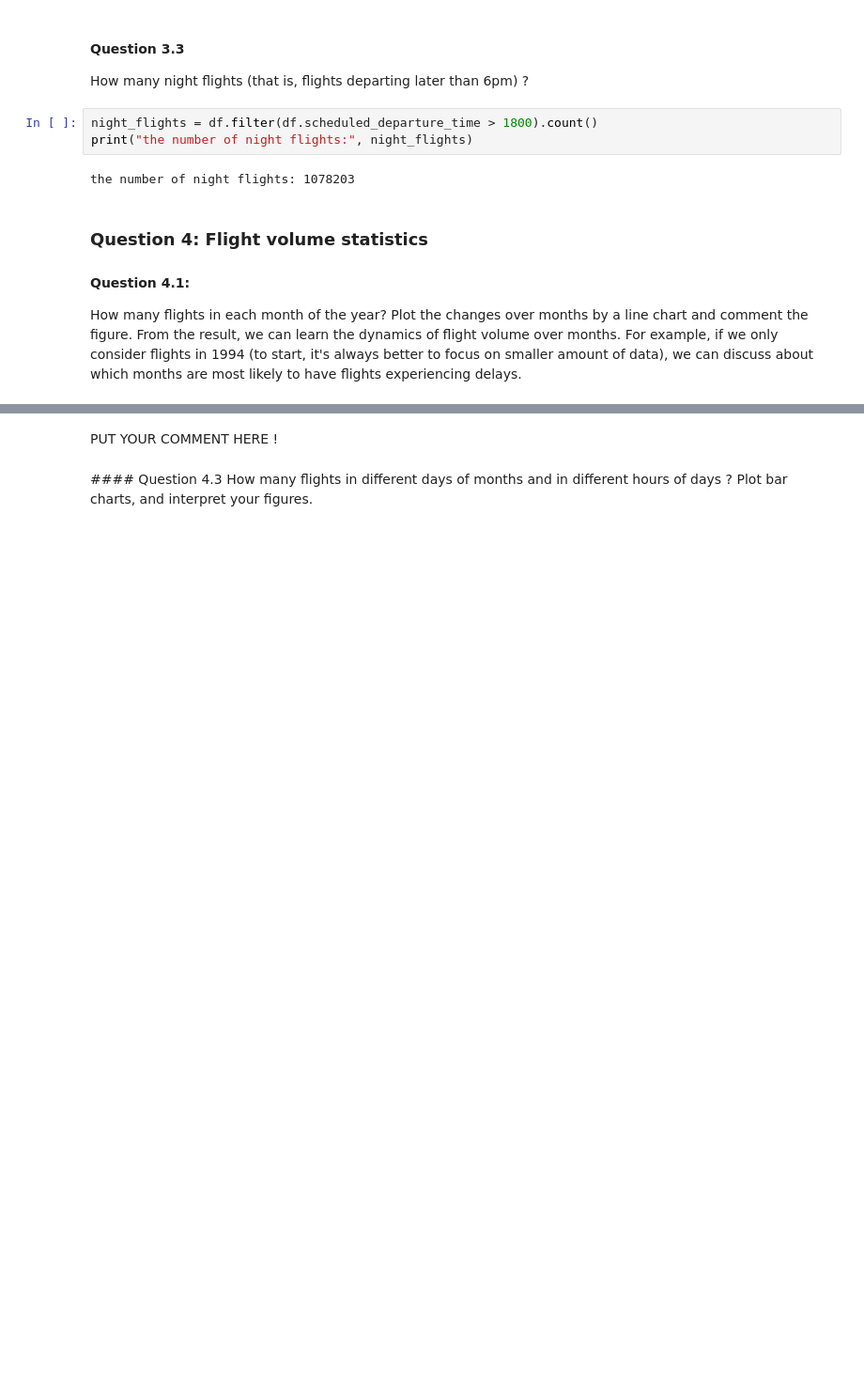
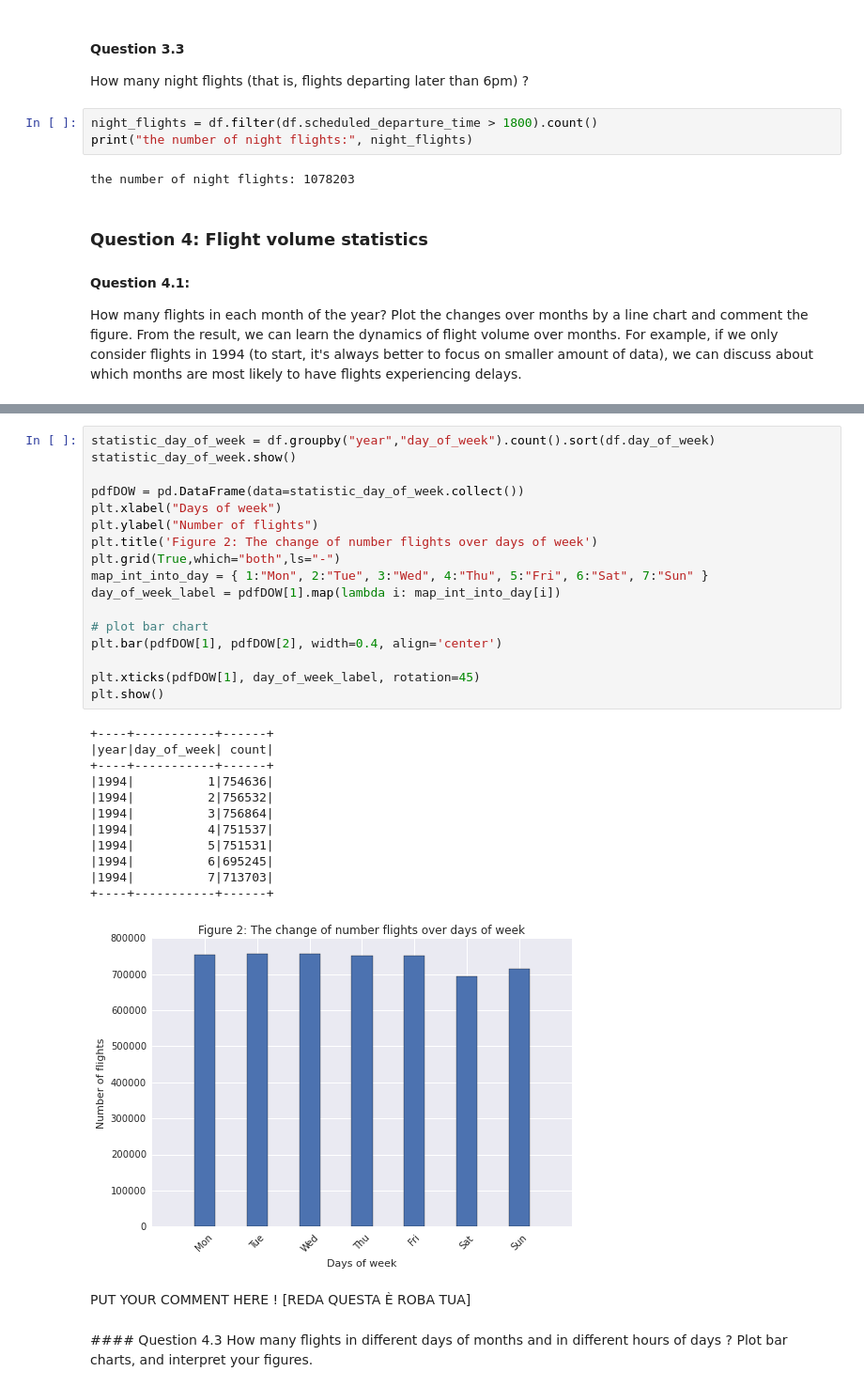
Before and after one commit to alegaballo/AML, a Jupyter notebook: [Lecture 5+6] Regression algorithm - Using Random Forests to predict Airplane Delays.ipynb, the cells around one changed output, grey strips where cells are left out. Shown at 94% size. Drawn from its saved outputs; the diff is of its cells as text; blank space fills up the shorter version.

```diff
--- a/[Lecture 5+6] Regression algorithm - Using Random Forests to predict Airplane Delays.ipynb
+++ b/[Lecture 5+6] Regression algorithm - Using Random Forests to predict Airplane Delays.ipynb
@@ -390,6 +396,36 @@ plt.show()
+# %%
+statistic_day_of_week = df.groupby("year","day_of_week").count().sort(df.day_of_week)
+statistic_day_of_week.show()
+
+pdfDOW = pd.DataFrame(data=statistic_day_of_week.collect())
+plt.xlabel("Days of week")
+plt.ylabel("Number of flights")
+plt.title('Figure 2: The change of number flights over days of week')
+plt.grid(True,which="both",ls="-")
+map_int_into_day = { 1:"Mon", 2:"Tue", 3:"Wed", 4:"Thu", 5:"Fri", 6:"Sat", 7:"Sun" }
+day_of_week_label = pdfDOW[1].map(lambda i: map_int_into_day[i])
+
+# plot bar chart
+plt.bar(pdfDOW[1], pdfDOW[2], width=0.4, align='center')
+
+plt.xticks(pdfDOW[1], day_of_week_label, rotation=45)
+plt.show()
+# %% [output]
++----+-----------+------+
+|year|day_of_week| count|
++----+-----------+------+
+|1994|          1|754636|
+|1994|          2|756532|
+|1994|          3|756864|
+|1994|          4|751537|
+|1994|          5|751531|
+|1994|          6|695245|
+|1994|          7|713703|
++----+-----------+------+
+[figure, added]
 # %% [markdown]
 <div class="comment">
-PUT YOUR COMMENT HERE !
+PUT YOUR COMMENT HERE ! [REDA QUESTA È ROBA TUA]
 </div>
 # %% [markdown]
 <div class='anchor' ></div>
```
Also changed, not shown: parts of 14 cells of this notebook.
